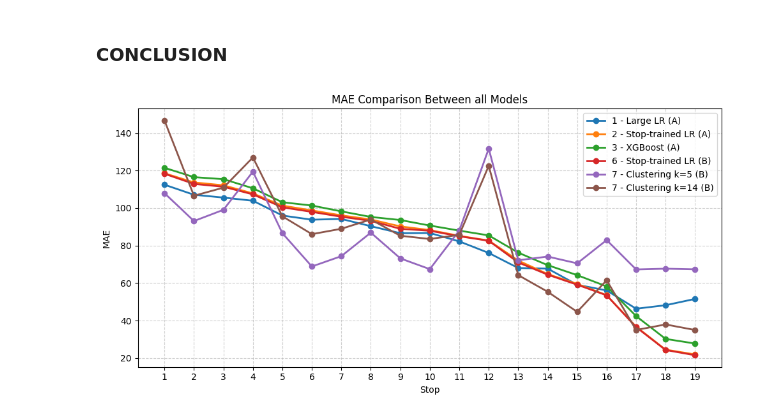
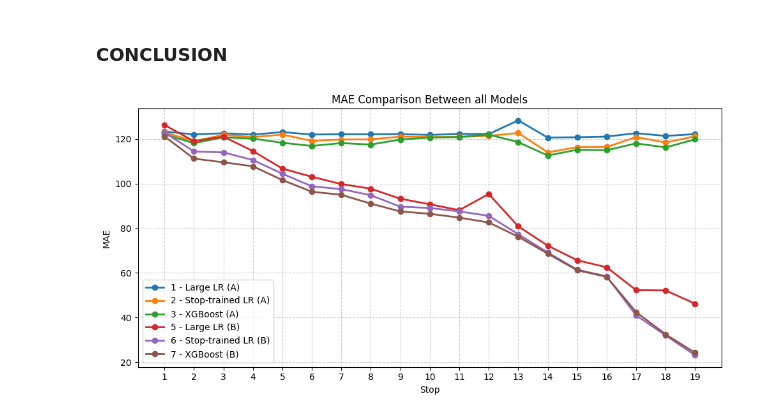
Before and after one commit to Gioalf/AH2179, a Jupyter notebook: project/AIprojectGioAlf.ipynb, the cells around one changed output. Drawn from its saved outputs; the diff is of its cells as text; code cells hidden in the pictures.

Commit message:
model 9

```diff
--- a/project/AIprojectGioAlf.ipynb
+++ b/project/AIprojectGioAlf.ipynb
@@ -1577 +1508,4 @@ plt.show()
+# %%
+dfB_model7=dfB.drop(['route_id', 'bus_id', 'weather', 'temperature', 'day_of_week',
+       'time_of_day', 'trip_number', 'arrival_delay'], axis=1)
 # %%
@@ -2210,32 +2255,36 @@ Model: "sequential_20"
 # %%
 import matplotlib.pyplot as plt
 
 # --- Extract MAE values ---
 stops = list(range(1,20))
-mae1=evaluation_df['MAE'].to_list()
+mae1=evaluation_df_1['MAE'].to_list()
 mae3 = [v['MAE'] for v in results3.values()]
 mae2 = [v['MAE'] for v in results2.values()]
+mae5=evaluation_df_5['MAE'].to_list()
 mae6 = [v['MAE'] for v in results6.values()]
-mae7_5 = clustering_results['k_5']['MAE']
-mae7_14 = clustering_results['k_14']['MAE']
-mae8 = (df_stop_mae['MAE_for_stop20'].to_list())
+mae7 = [v['MAE'] for v in results7.values()]
+# mae8_5 = clustering_results['k_5']['MAE']
+# mae8_14 = clustering_results['k_14']['MAE']
+# mae8 = (df_stop_mae['MAE_for_stop20'].to_list())
 
 # --- Plot ---
 plt.figure(figsize=(10,5))
-plt.plot(stops, mae1, marker='o', label='1 - Large LR (A)', linewidth=2)
+plt.plot(stops, mae1[:19], marker='o', label='1 - Large LR (A)', linewidth=2)
 plt.plot(stops[:19], mae2[:19], marker='o', label='2 - Stop-trained LR (A)', linewidth=2)
 plt.plot(stops[:19], mae3[:19], marker='o', label='3 - XGBoost (A)', linewidth=2)
+plt.plot(stops, mae5[:19], marker='o', label='5 - Large LR (B)', linewidth=2)
 plt.plot(stops[:19], mae6[:19], marker='o', label='6 - Stop-trained LR (B)', linewidth=2)
-plt.plot(stops[:19], mae7_5[:19], marker='o', label='7 - Clustering k=5 (B)', linewidth=2)
-plt.plot(stops[:19], mae7_14[:19], marker='o', label='7 - Clustering k=14 (B)', linewidth=2)
+plt.plot(stops[:19], mae7[:19], marker='o', label='7 - XGBoost (B)', linewidth=2)
+# plt.plot(stops[:19], mae8_5[:19], marker='o', label='8 - Clustering k=5 (B)', linewidth=2)
+# plt.plot(stops[:19], mae8_14[:19], marker='o', label='8 - Clustering k=14 (B)', linewidth=2)
 # plt.plot(stops[:19], mae8, marker='o', label='8 - RNN (B)', linewidth=2)
 plt.xticks(stops)
 plt.xlabel('Stop')
 plt.ylabel('MAE')
 plt.title('MAE Comparison Between all Models')
 plt.legend()
 plt.grid(True, linestyle='--', alpha=0.6)
 plt.tight_layout()
 plt.show()
 # %% [output]
-[figure, old version]
+[figure, new version]
```
Also changed, not shown: parts of 12 cells of this notebook.
